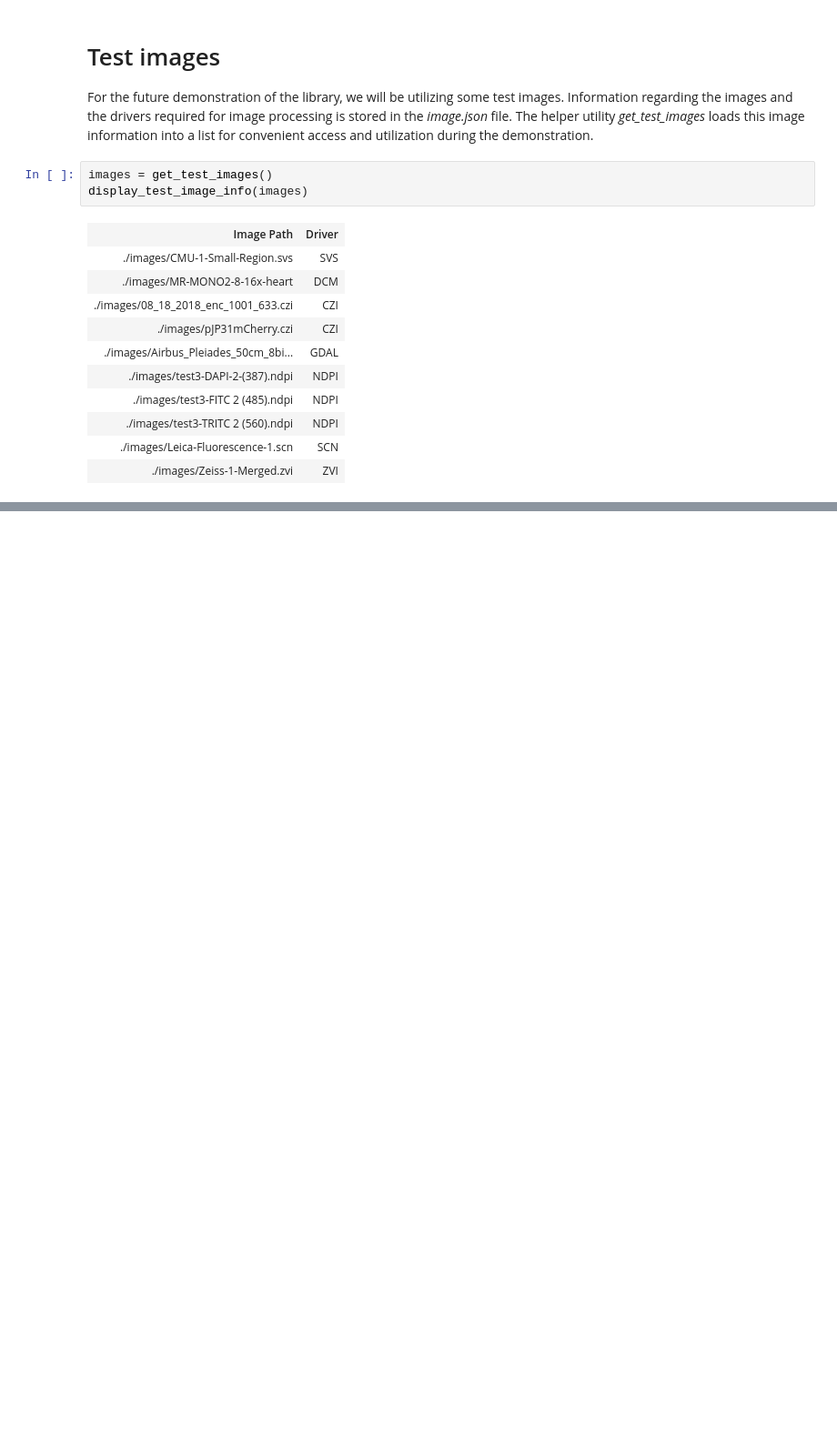
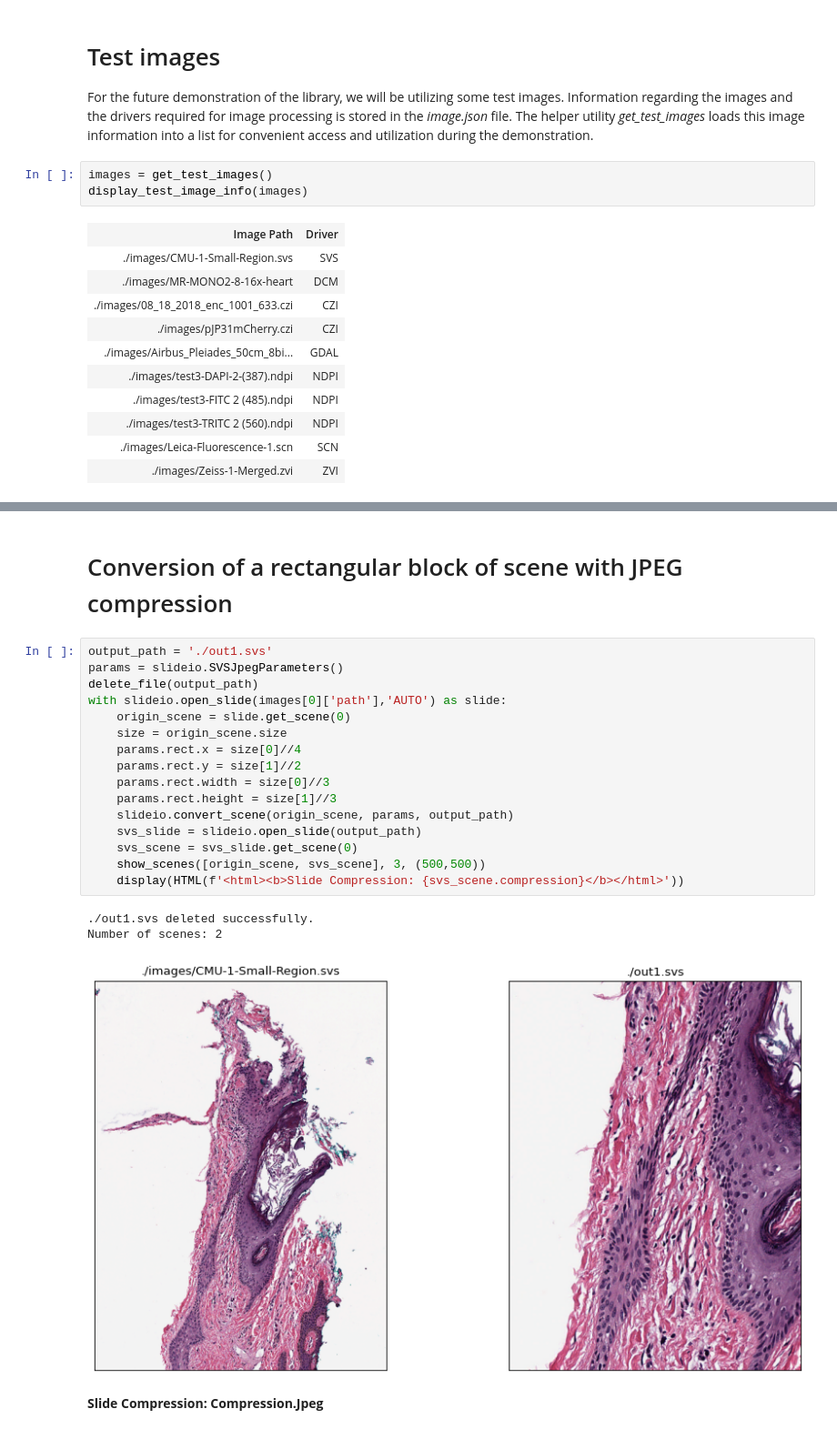
Before and after one commit to Booritas/slideio-tutorial, a Jupyter notebook: converter.ipynb, the cells around one changed output, grey strips where cells are left out. Shown at 91% size. Cells and saved outputs as stored; diff of their text form; blank space fills up the shorter version.

```diff
--- a/converter.ipynb
+++ b/converter.ipynb
@@ -38,0 +44,23 @@ with slideio.open_slide(images[0]['path'],'AUTO') as slide:
+# %% [markdown]
+# Conversion of a rectangular block of scene with JPEG compression
+# %%
+output_path = './out1.svs'
+params = slideio.SVSJpegParameters()
+delete_file(output_path)
+with slideio.open_slide(images[0]['path'],'AUTO') as slide:
+    origin_scene = slide.get_scene(0)
+    size = origin_scene.size
+    params.rect.x = size[0]//4
+    params.rect.y = size[1]//2
+    params.rect.width = size[0]//3
+    params.rect.height = size[1]//3
+    slideio.convert_scene(origin_scene, params, output_path)
+    svs_slide = slideio.open_slide(output_path)
+    svs_scene = svs_slide.get_scene(0)
+    show_scenes([origin_scene, svs_scene], 3, (500,500))
+    display(HTML(f'<html><b>Slide Compression: {svs_scene.compression}</b></html>'))
+# %% [output]
+./out1.svs deleted successfully.
+Number of scenes: 2
+[figure, added]
+Slide Compression: Compression.Jpeg
```
Also changed, not shown: parts of 5 cells of this notebook, 1 other file.
